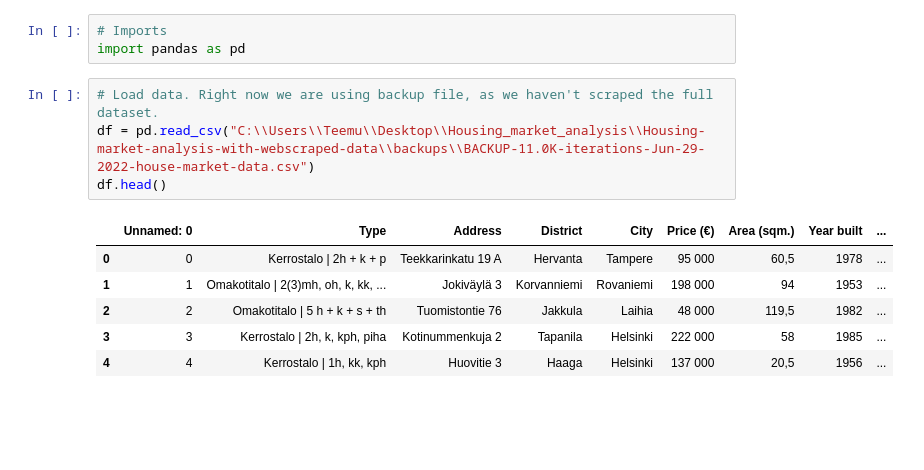
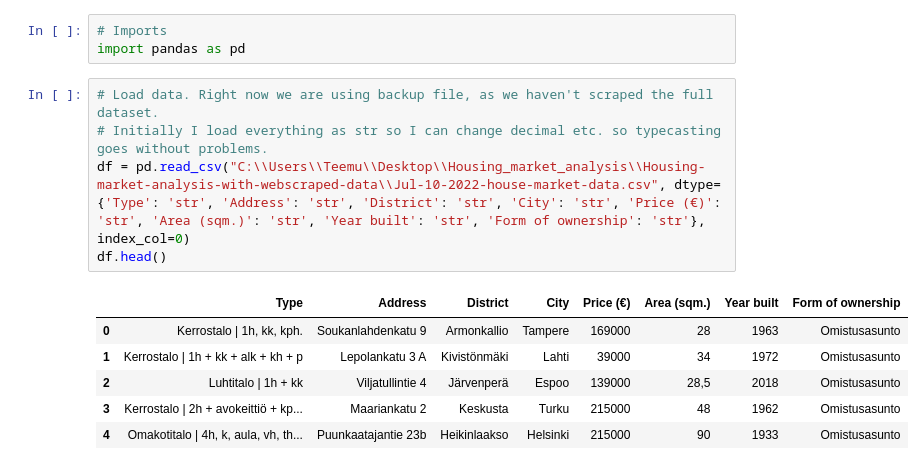
Before and after one commit to Teolhyn/Housing-market-analysis-with-webscraped-data, a Jupyter notebook: Data-refining.ipynb, the cells around one changed output. Drawn from its saved outputs; the diff is of its cells as text; blank space fills up the shorter version.

```diff
--- a/Data-refining.ipynb
+++ b/Data-refining.ipynb
@@ -5,12 +5,13 @@
 import pandas as pd
 # %%
 # Load data. Right now we are using backup file, as we haven't scraped the full dataset.
-df = pd.read_csv("C:\\Users\\Teemu\\Desktop\\Housing_market_analysis\\Housing-market-analysis-with-webscraped-data\\backups\\BACKUP-11.0K-iterations-Jun-29-2022-house-market-data.csv")
+# Initially I load everything as str so I can change decimal etc. so typecasting goes without problems.
+df = pd.read_csv("C:\\Users\\Teemu\\Desktop\\Housing_market_analysis\\Housing-market-analysis-with-webscraped-data\\Jul-10-2022-house-market-data.csv", dtype={'Type': 'str', 'Address': 'str', 'District': 'str', 'City': 'str', 'Price (€)': 'str', 'Area (sqm.)': 'str', 'Year built': 'str', 'Form of ownership': 'str'}, index_col=0)
 df.head()
 # %% [output]
-|  | Unnamed: 0 | Type | Address | District | City | Price (€) | Area (sqm.) | Year built | ... |
-| 0 | 0 | Kerrostalo | 2h + k + p | Teekkarinkatu 19 A | Hervanta | Tampere | 95 000 | 60,5 | 1978 | ... |
-| 1 | 1 | Omakotitalo | 2(3)mh, oh, k, kk, ... | Jokiväylä 3 | Korvanniemi | Rovaniemi | 198 000 | 94 | 1953 | ... |
-| 2 | 2 | Omakotitalo | 5 h + k + s + th | Tuomistontie 76 | Jakkula | Laihia | 48 000 | 119,5 | 1982 | ... |
-| 3 | 3 | Kerrostalo | 2h, k, kph, piha | Kotinummenkuja 2 | Tapanila | Helsinki | 222 000 | 58 | 1985 | ... |
-| 4 | 4 | Kerrostalo | 1h, kk, kph | Huovitie 3 | Haaga | Helsinki | 137 000 | 20,5 | 1956 | ... |
+|  | Type | Address | District | City | Price (€) | Area (sqm.) | Year built | Form of ownership |
+| 0 | Kerrostalo | 1h, kk, kph. | Soukanlahdenkatu 9 | Armonkallio | Tampere | 169000 | 28 | 1963 | Omistusasunto |
+| 1 | Kerrostalo | 1h + kk + alk + kh + p | Lepolankatu 3 A | Kivistönmäki | Lahti | 39000 | 34 | 1972 | Omistusasunto |
+| 2 | Luhtitalo | 1h + kk | Viljatullintie 4 | Järvenperä | Espoo | 139000 | 28,5 | 2018 | Omistusasunto |
+| 3 | Kerrostalo | 2h + avokeittiö + kp... | Maariankatu 2 | Keskusta | Turku | 215000 | 48 | 1962 | Omistusasunto |
+| 4 | Omakotitalo | 4h, k, aula, vh, th... | Puunkaatajantie 23b | Heikinlaakso | Helsinki | 215000 | 90 | 1933 | Omistusasunto |
```
Also changed, not shown: parts of 9 cells of this notebook, 4 other files.
